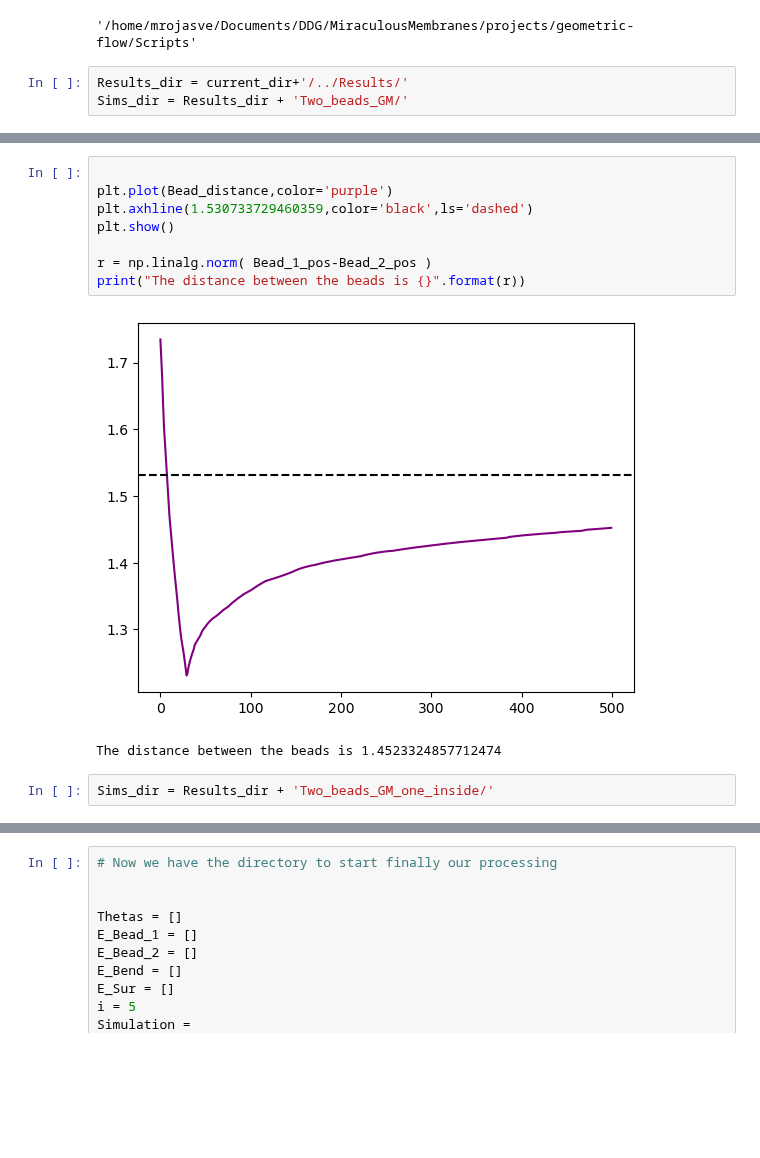
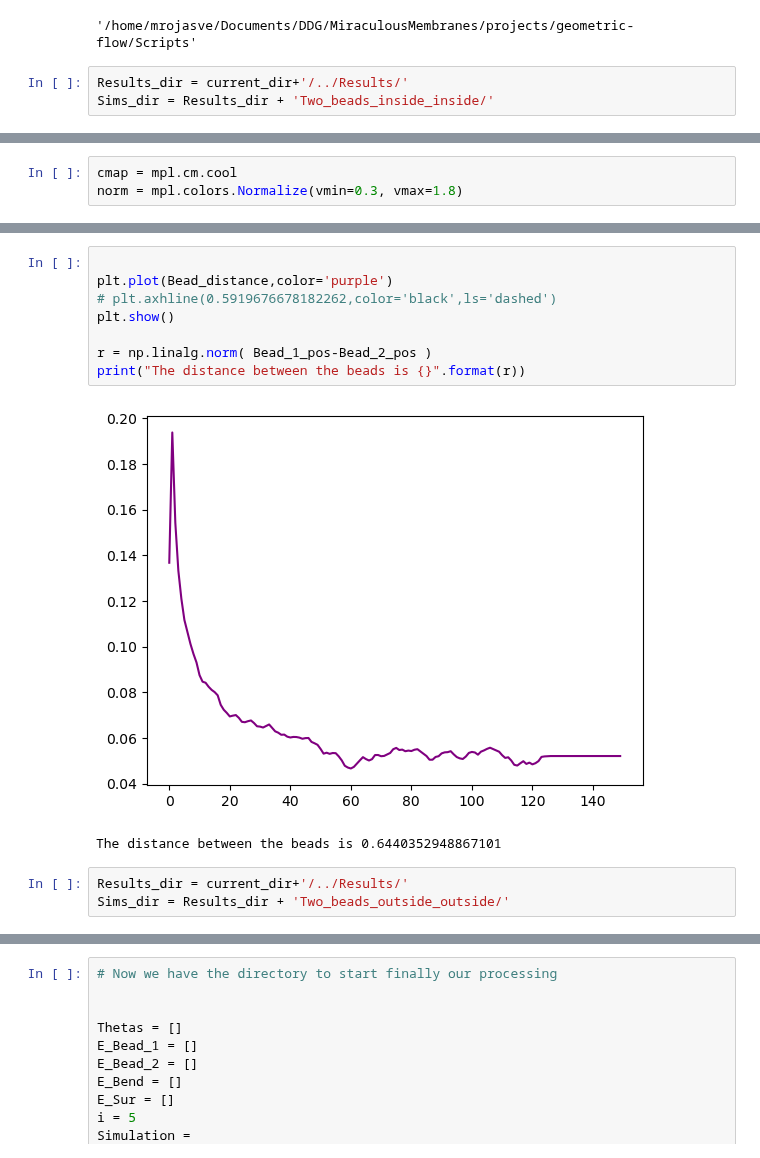
Before and after one commit to Mau-bep/MiraculousMembranes, a Jupyter notebook: projects/geometric-flow/Scripts/Analysis_nb.ipynb, the cells around one changed output, grey strips where cells are left out. Drawn from its saved outputs; the diff is of its cells as text; blank space fills up the shorter version.

Commit message:
This is the comit that adds bead-and-tube wrapping functionality to the geometric-flow project.

```diff
--- a/projects/geometric-flow/Scripts/Analysis_nb.ipynb
+++ b/projects/geometric-flow/Scripts/Analysis_nb.ipynb
@@ -654,7 +654,7 @@ current_dir
 '/home/mrojasve/Documents/DDG/MiraculousMembranes/projects/geometric-flow/Scripts'
 # %%
 Results_dir = current_dir+'/../Results/'
-Sims_dir = Results_dir + 'Two_beads_GM/'
+Sims_dir = Results_dir + 'Two_beads_inside_inside/'
 # %%
 dir_list = os.listdir(Sims_dir)
 
@@ -668,3 +677,6 @@ Bending_20.0000_Volume_constraint_10000.0000_33.3189_Edge_reg_0.0000_1.0000_Bead
+# %%
+cmap = mpl.cm.cool
+norm = mpl.colors.Normalize(vmin=0.3, vmax=1.8)
 # %%
 # Now we have the directory to start finally our processing
 
@@ -714,13 +764,14 @@ plt.legend()
 # %%
 
 plt.plot(Bead_distance,color='purple')
-plt.axhline(1.530733729460359,color='black',ls='dashed')
+# plt.axhline(0.5919676678182262,color='black',ls='dashed')
 plt.show()
 
 r = np.linalg.norm( Bead_1_pos-Bead_2_pos )
 print("The distance between the beads is {}".format(r))
 # %% [output]
-[figure, old version]
+[figure, new version]
-The distance between the beads is 1.4523324857712474
+The distance between the beads is 0.6440352948867101
-# %%
-Sims_dir = Results_dir + 'Two_beads_GM_one_inside/'
+# %%
+Results_dir = current_dir+'/../Results/'
+Sims_dir = Results_dir + 'Two_beads_outside_outside/'
```
Also changed, not shown: parts of 11 cells of this notebook, 9 other files.
